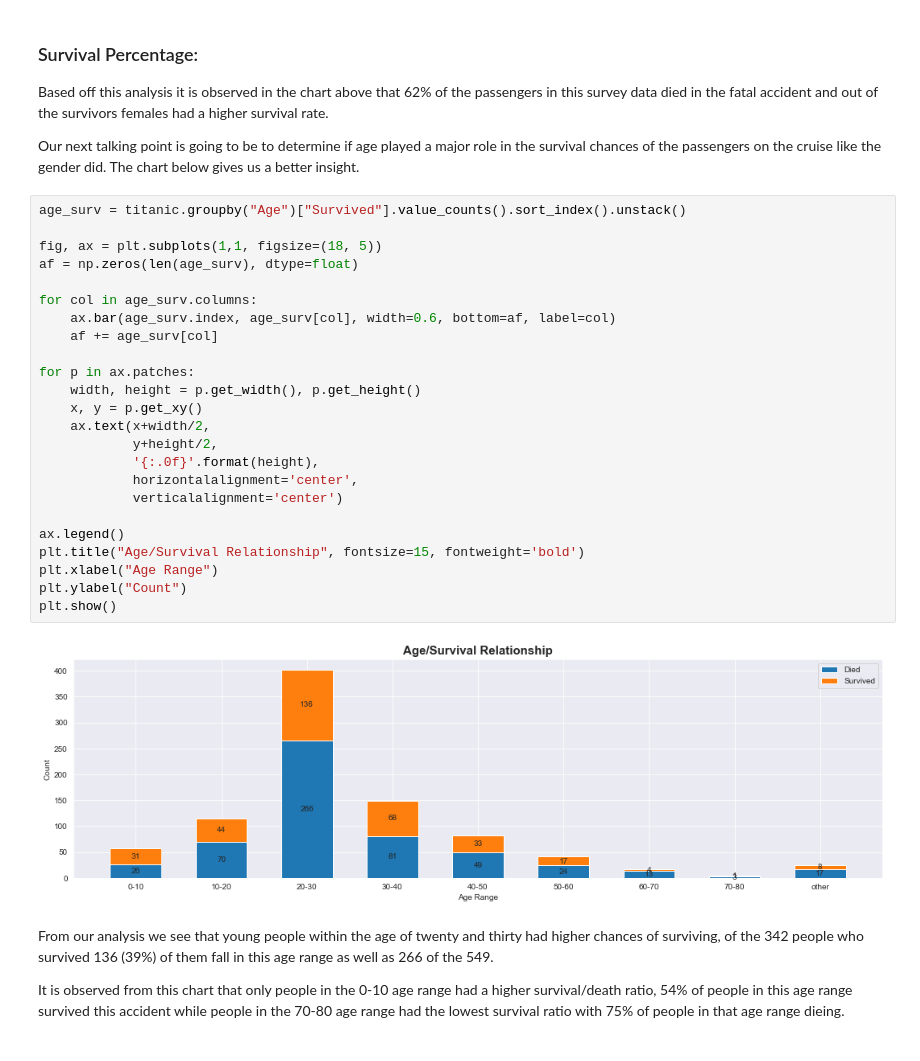
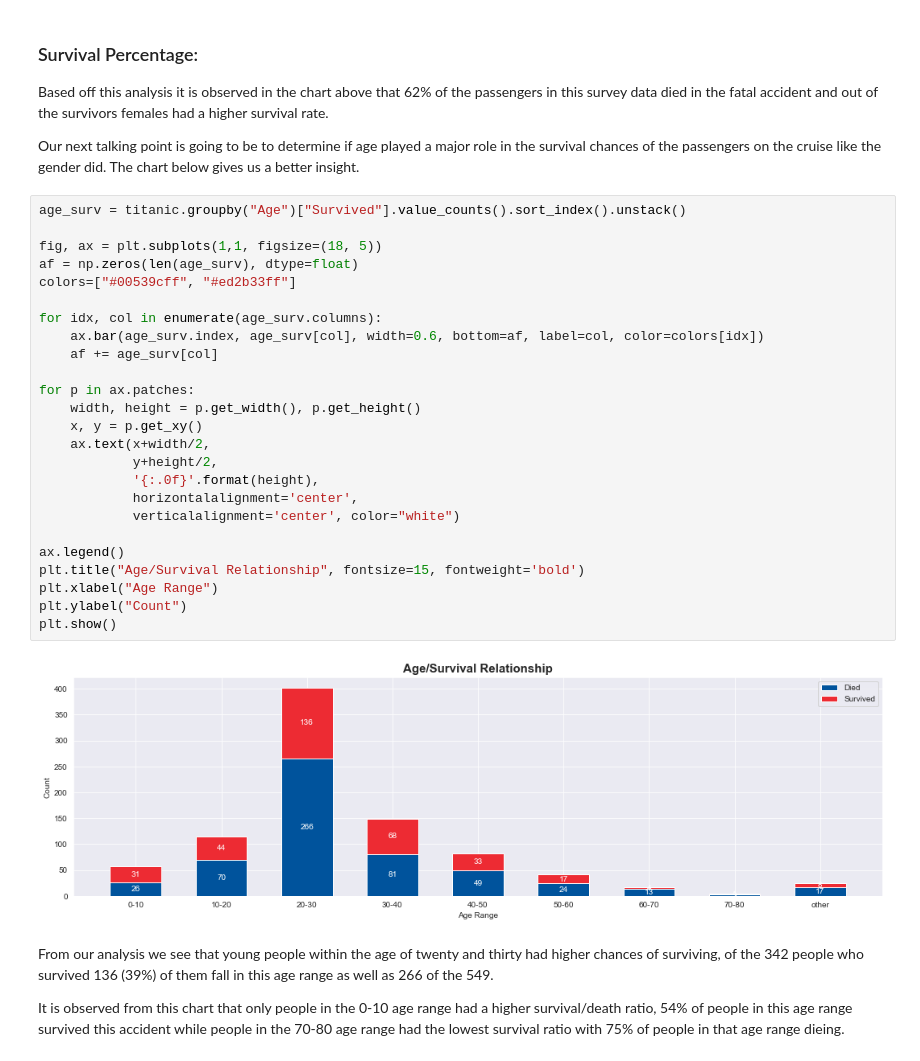
Before and after one commit to Parpiechulla/Kaggle-Titanic-, a Jupyter notebook: RMC Titanic EDA.ipynb, the cells around one changed output. Saved outputs shown, nothing was run; the diff lists cells and outputs as text.

```diff
--- a/RMC Titanic EDA.ipynb
+++ b/RMC Titanic EDA.ipynb
@@ -111,29 +109,30 @@ Our next talking point is going to be to determine if age played a major role in
 # %%
 age_surv = titanic.groupby("Age")["Survived"].value_counts().sort_index().unstack()
 
 fig, ax = plt.subplots(1,1, figsize=(18, 5))
 af = np.zeros(len(age_surv), dtype=float)
+colors=["#00539cff", "#ed2b33ff"]
 
-for col in age_surv.columns:
-    ax.bar(age_surv.index, age_surv[col], width=0.6, bottom=af, label=col)
+for idx, col in enumerate(age_surv.columns):
+    ax.bar(age_surv.index, age_surv[col], width=0.6, bottom=af, label=col, color=colors[idx])
     af += age_surv[col]
 
 for p in ax.patches:
     width, height = p.get_width(), p.get_height()
     x, y = p.get_xy()
     ax.text(x+width/2,
             y+height/2,
             '{:.0f}'.format(height),
             horizontalalignment='center',
-            verticalalignment='center')
+            verticalalignment='center', color="white")
 
 ax.legend()
 plt.title("Age/Survival Relationship", fontsize=15, fontweight='bold')
 plt.xlabel("Age Range")
 plt.ylabel("Count")
 plt.show()
 # %% [output]
-[figure, old version]
+[figure, new version]
 # %% [markdown]
 From our analysis we see that young people within the age of twenty and thirty had higher chances of surviving, of the 342 people who survived 136 (39%) of them fall in this age range as well as 266 of the 549.
 
```
Also changed, not shown: parts of 8 cells of this notebook.
